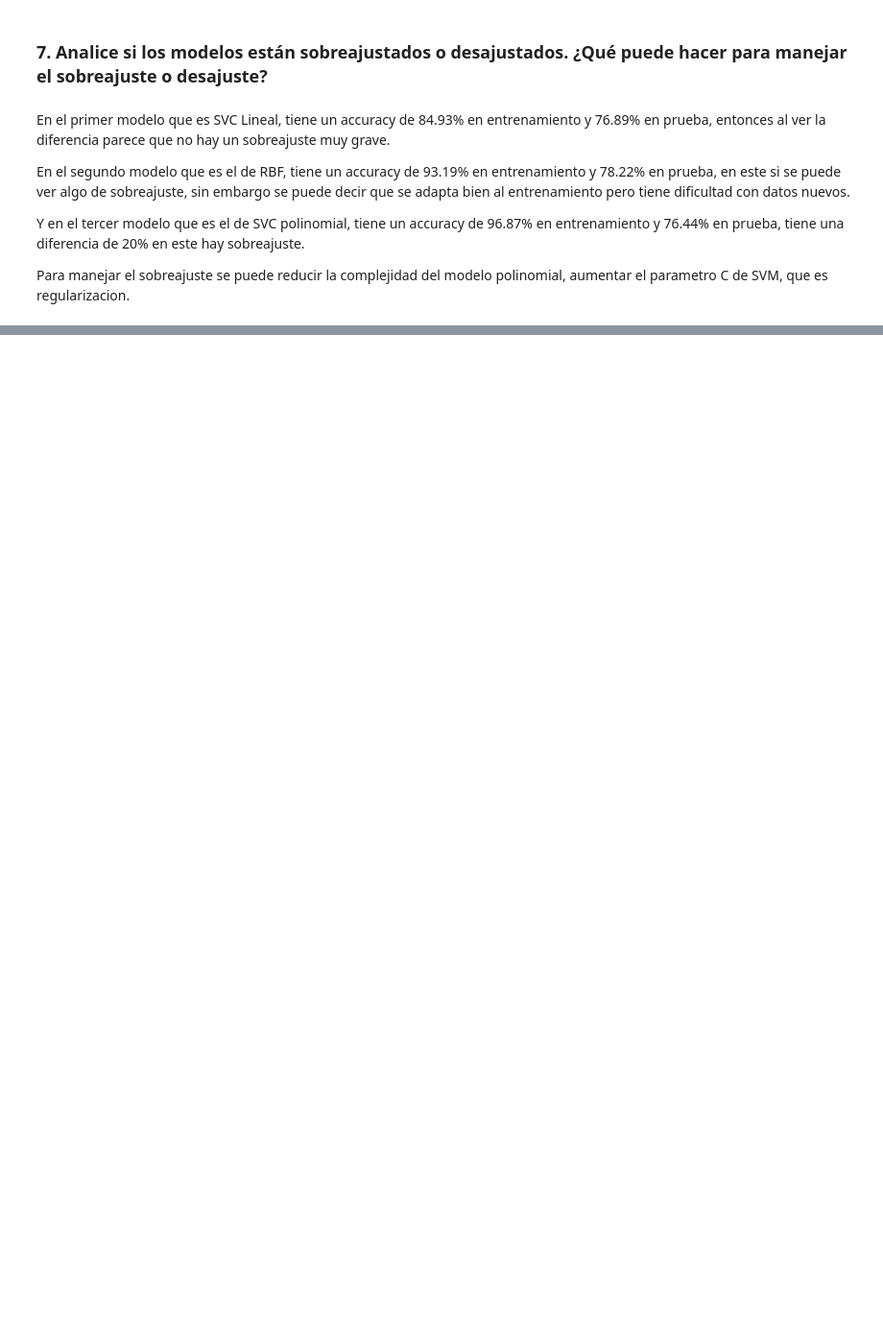
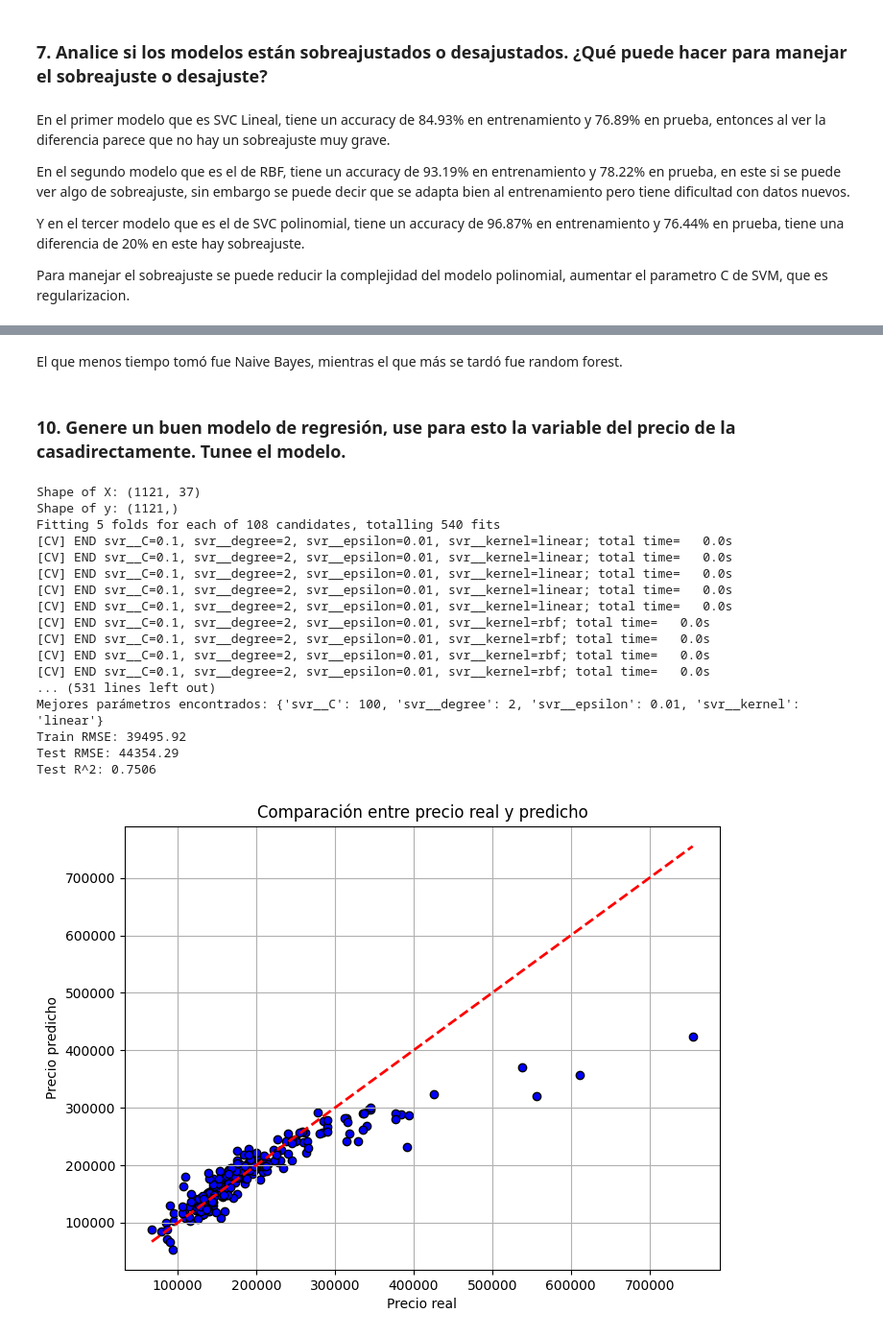
Before and after one commit to angelargd8/HTD8-MDD, a Jupyter notebook: main.ipynb, the cells around one changed output, grey strips where cells are left out. Shown at 96% size. Saved outputs shown, nothing was run; the diff lists cells and outputs as text; code cells hidden in the pictures; blank space fills up the shorter version.

```diff
--- a/main.ipynb
+++ b/main.ipynb
@@ -357,0 +567,79 @@ Para manejar el sobreajuste se puede reducir la complejidad del modelo polinomia
+# %% [markdown]
+El que menos tiempo tomó fue Naive Bayes, mientras el que más se tardó fue random forest.
+# %% [markdown]
+### 10. Genere un buen modelo de regresión, use para esto la variable del precio de la casadirectamente. Tunee el modelo.
+# %%
+from sklearn.svm import SVR
+from sklearn.pipeline import Pipeline
+from sklearn.model_selection import GridSearchCV
+from sklearn.preprocessing import StandardScaler
+from sklearn.metrics import mean_squared_error, r2_score
+import numpy as np
+import matplotlib.pyplot as plt
+
+df_train = df_train.loc[df_numerico.index]
+X = df_numerico[variables_numericas].drop(columns=['SalePrice', 'SalePrice_Class', ''], errors='ignore')
+y = df_train['SalePrice']
+
+print("Shape of X:", X.shape)
+print("Shape of y:", y.shape)
+
+# Dividir los datos en conjuntos de entrenamiento y prueba
+X_train, X_test, y_train, y_test = train_test_split(X, y, test_size=0.2, random_state=42)
+
+# Definir el pipeline
+pipeline = Pipeline([
+    ('scaler', StandardScaler()),
+    ('svr', SVR())
+])
+
+# Definir el grid de parámetros
+param_grid = {
+    'svr__C': [0.1, 1, 10, 100],
+    'svr__epsilon': [0.01, 0.1, 0.5],
+    'svr__kernel': ['linear', 'rbf', 'poly'],
+    'svr__degree': [2, 3, 4]  # solo relevante si kernel=poly
+}
+
+# GridSearchCV
+grid_search = GridSearchCV(pipeline, param_grid, cv=5, scoring='neg_mean_squared_error', verbose=2)
+grid_search.fit(X_train, y_train)  # Asegúrate que y_train ahora es el precio real
+
+best_model = grid_search.best_estimator_
+print("Mejores parámetros encontrados:", grid_search.best_params_)
+
+#  Evaluar el modelo
+y_train_pred = best_model.predict(X_train)
+y_test_pred = best_model.predict(X_test)
+
+print(f"Train RMSE: {np.sqrt(mean_squared_error(y_train, y_train_pred)):.2f}")
+print(f"Test RMSE: {np.sqrt(mean_squared_error(y_test, y_test_pred)):.2f}")
+print(f"Test R^2: {r2_score(y_test, y_test_pred):.4f}")
+
+plt.figure(figsize=(8,6))
+plt.scatter(y_test, y_test_pred, color='blue', edgecolor='k')
+plt.plot([y_test.min(), y_test.max()], [y_test.min(), y_test.max()], 'r--', lw=2)
+plt.xlabel('Precio real')
+plt.ylabel('Precio predicho')
+plt.title('Comparación entre precio real y predicho')
+plt.grid(True)
+plt.show()
+# %% [output]
+Shape of X: (1121, 37)
+Shape of y: (1121,)
+Fitting 5 folds for each of 108 candidates, totalling 540 fits
+[CV] END svr__C=0.1, svr__degree=2, svr__epsilon=0.01, svr__kernel=linear; total time=   0.0s
+[CV] END svr__C=0.1, svr__degree=2, svr__epsilon=0.01, svr__kernel=linear; total time=   0.0s
+[CV] END svr__C=0.1, svr__degree=2, svr__epsilon=0.01, svr__kernel=linear; total time=   0.0s
+[CV] END svr__C=0.1, svr__degree=2, svr__epsilon=0.01, svr__kernel=linear; total time=   0.0s
+[CV] END svr__C=0.1, svr__degree=2, svr__epsilon=0.01, svr__kernel=linear; total time=   0.0s
+[CV] END svr__C=0.1, svr__degree=2, svr__epsilon=0.01, svr__kernel=rbf; total time=   0.0s
+[CV] END svr__C=0.1, svr__degree=2, svr__epsilon=0.01, svr__kernel=rbf; total time=   0.0s
+[CV] END svr__C=0.1, svr__degree=2, svr__epsilon=0.01, svr__kernel=rbf; total time=   0.0s
+[CV] END svr__C=0.1, svr__degree=2, svr__epsilon=0.01, svr__kernel=rbf; total time=   0.0s
+... (531 lines left out)
+Mejores parámetros encontrados: {'svr__C': 100, 'svr__degree': 2, 'svr__epsilon': 0.01, 'svr__kernel': 'linear'}
+Train RMSE: 39495.92
+Test RMSE: 44354.29
+Test R^2: 0.7506
+[figure, added]
```
Also changed, not shown: parts of 13 cells of this notebook, 1 other file.
